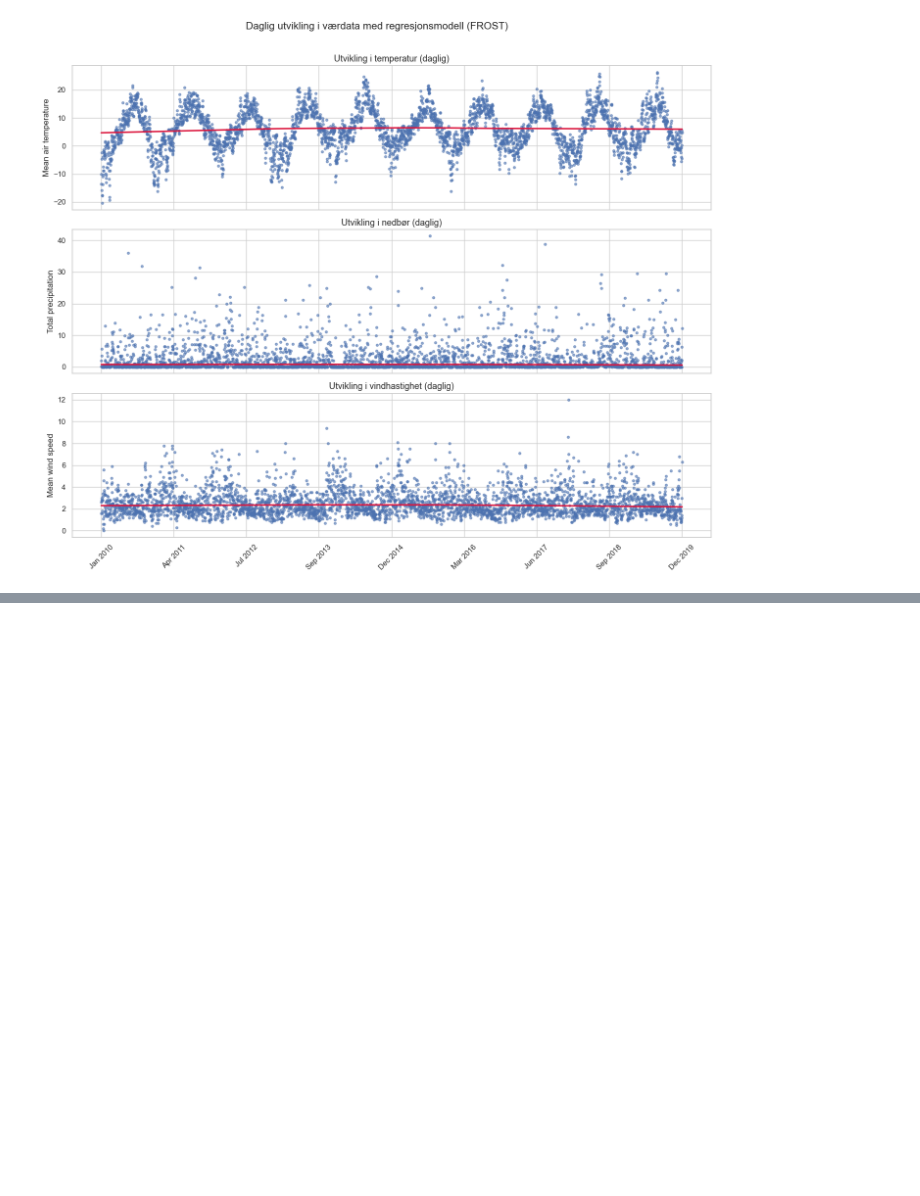
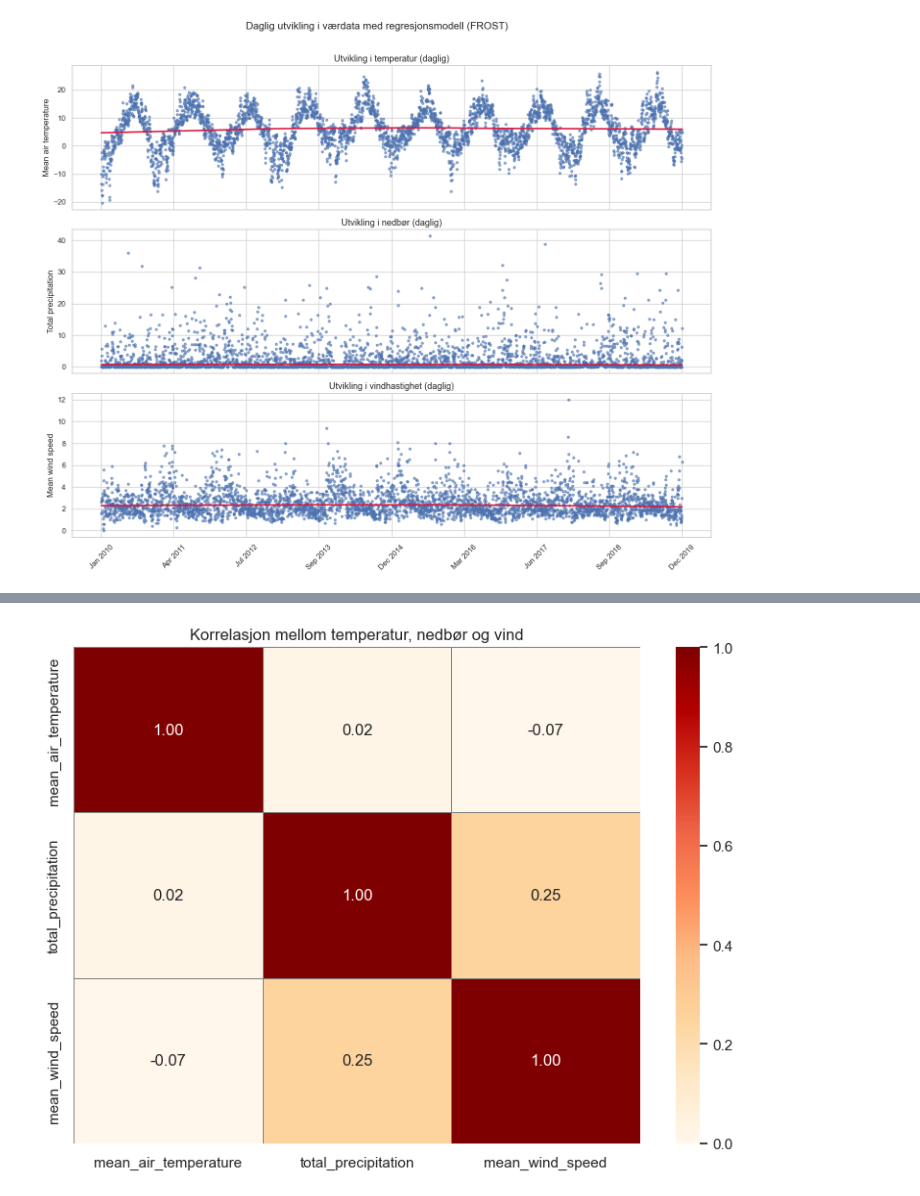
Before and after one commit to andsamfu/prosjekt_miljodataanalyse, a Jupyter notebook: notebooks/02_data_analysis_and_visualisation.ipynb, the cells around one changed output, grey strips where cells are left out. Cells and saved outputs as stored; diff of their text form; code cells hidden in the pictures; blank space fills up the shorter version.

```diff
--- a/notebooks/02_data_analysis_and_visualisation.ipynb
+++ b/notebooks/02_data_analysis_and_visualisation.ipynb
@@ -68,0 +75,7 @@ plot_weather_components("../data/clean/frost.db")
+# %%
+
+from data_visualizations.frost_visualization.correlation import vis_frost_korrelasjon
+
+vis_frost_korrelasjon("../data/analyses_results/frost_correlation_matrix.csv")
+# %% [output]
+[figure, added]
```
Also changed, not shown: parts of 12 cells of this notebook, 7 other files.
